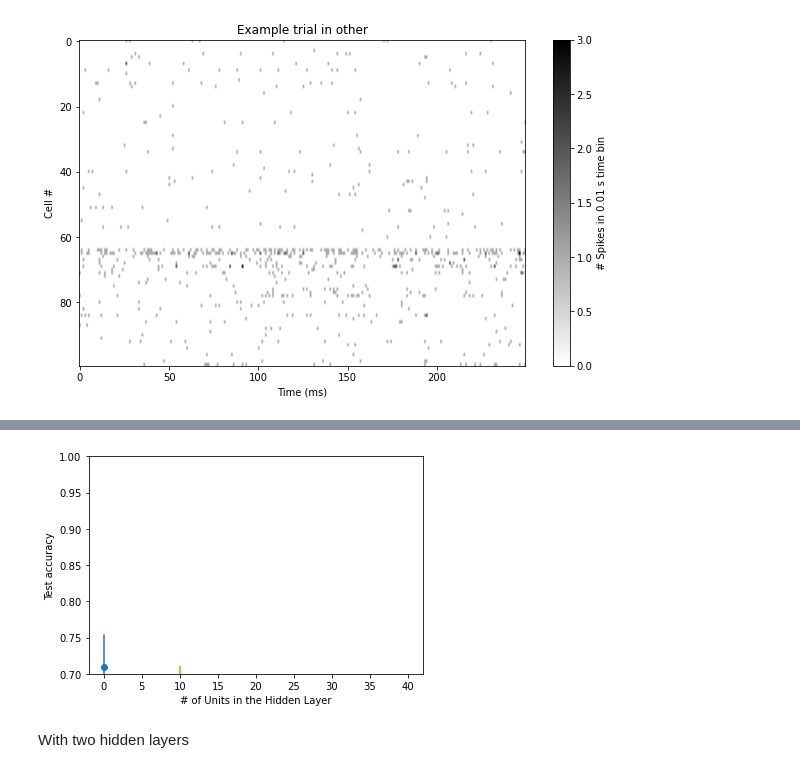
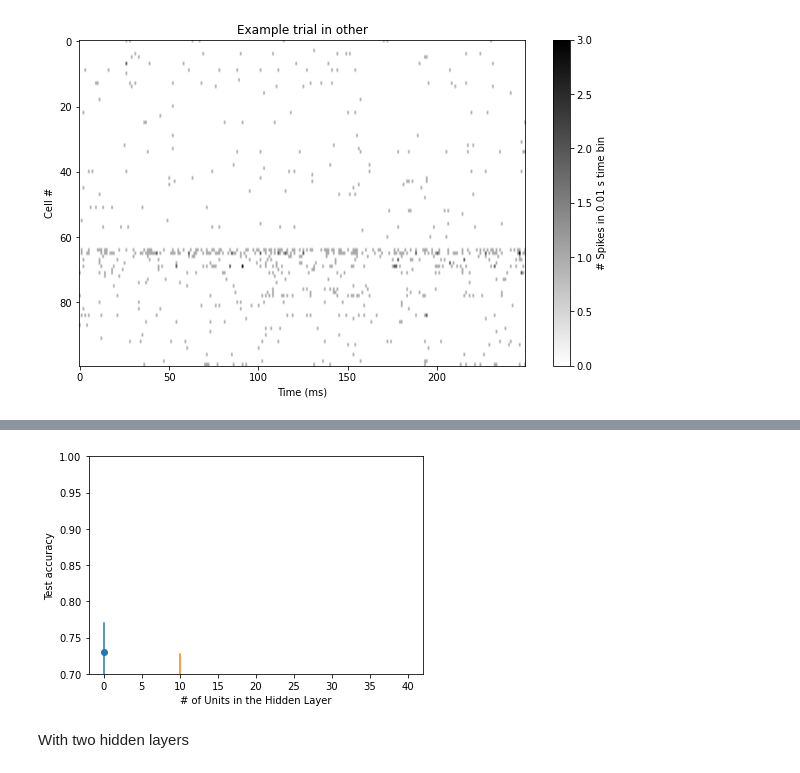
Before and after one commit to kkke/NeuroMatch_Project, a Jupyter notebook: ke notebook/notebook_mlp_classifier_batchsize96_Vis.ipynb, the cells around one changed output, grey strips where cells are left out. Drawn from its saved outputs; the diff is of its cells as text; code cells hidden in the pictures.

```diff
--- a/ke notebook/notebook_mlp_classifier_batchsize96_Vis.ipynb
+++ b/ke notebook/notebook_mlp_classifier_batchsize96_Vis.ipynb
@@ -853,7 +863,7 @@ for i in range(len(val_acc_unreg)):
     plt.plot(val_acc_unreg[i], label='Val Accuracy', c='red', ls='dashed')
     plt.plot(train_acc_unreg[i], label='Train Accuracy', c='red', ls='solid')
     # plt.axhline(y=max(val_acc_unreg), c='green', ls='dashed')
-    plt.title('Visual Cortex Unregularized Model with No Hidden Layer')
+    plt.title('Unregularized Model with No Hidden Layer')
     plt.ylabel('Accuracy (%)')
     plt.xlabel('Epoch')
     if i ==0:
@@ -1129,13 +1005,0 @@ Finish training the Model 5
-# %%
-plt.figure
-for i in range(len(val_acc_reg20)):
-    plt.plot(val_acc_reg20[i], label='Val Accuracy', c='red', ls='dashed')
-    plt.plot(train_acc_reg20[i], label='Train Accuracy', c='red', ls='solid')
-    # plt.axhline(y=max(val_acc_unreg), c='green', ls='dashed')
-    plt.title('Regularized Model with 1 Hidden Layer with 20 Units')
-    plt.ylabel('Accuracy (%)')
-    plt.xlabel('Epoch')
-    if i ==0:
-        plt.legend()
-    print(f"Maximum Validation Accuracy reached: {max(val_acc_reg20[i])}")
-plt.show()
@@ -1221,13 +1005,0 @@ Finish training the Model 5
-# %%
-plt.figure
-for i in range(len(val_acc_reg40)):
-    plt.plot(val_acc_reg40[i], label='Val Accuracy', c='red', ls='dashed')
-    plt.plot(train_acc_reg40[i], label='Train Accuracy', c='red', ls='solid')
-    # plt.axhline(y=max(val_acc_unreg), c='green', ls='dashed')
-    plt.title('Regularized Model with 1 Hidden Layer with 40 Units')
-    plt.ylabel('Accuracy (%)')
-    plt.xlabel('Epoch')
-    if i ==0:
-        plt.legend()
-    print(f"Maximum Validation Accuracy reached: {max(val_acc_reg40[i])}")
-plt.show()
@@ -1241,18 +1006,15 @@ Maximum Validation Accuracy reached: 0.5588235294117647
 # %%
-val_acc_unreg_avg = np.array([max(val_acc) for val_acc in val_acc_reg])
-val_acc_reg10_avg = np.array([max(val_acc) for val_acc in val_acc_reg10])
-val_acc_reg20_avg = np.array([max(val_acc) for val_acc in val_acc_reg20])
-val_acc_reg40_avg = np.array([max(val_acc) for val_acc in val_acc_reg40])
+
 hidden_units = [0, 10, 20, 40]
-val_acc = np.array([val_acc_unreg_avg, val_acc_reg10_avg, val_acc_reg20_avg, val_acc_reg40_avg])
+val_acc = np.array(measurements['val_acc_sum'][:-3])
 
 plt.figure()
 plt.scatter(hidden_units, np.mean(val_acc, axis = 1))
 for i in range(4):
     plt.plot([hidden_units[i], hidden_units[i]], [np.mean(val_acc[i,:])- np.std(val_acc[i,:]), np.mean(val_acc[i,:])+ np.std(val_acc[i,:])])
     plt.xlabel('# of Units in the Hidden Layer')
     plt.ylabel('Test accuracy')
     plt.ylim([0.7, 1])
 plt.show()
 # %% [output]
-[figure, old version]
+[figure, new version]
```
Also changed, not shown: parts of 17 cells of this notebook.
